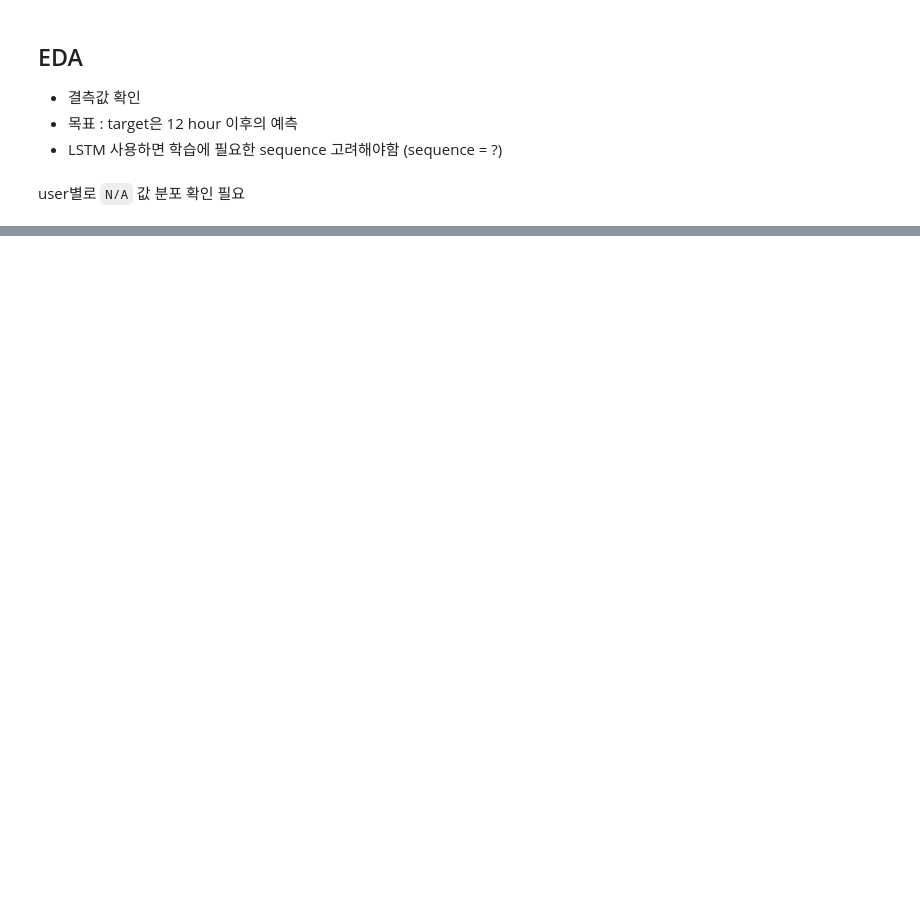
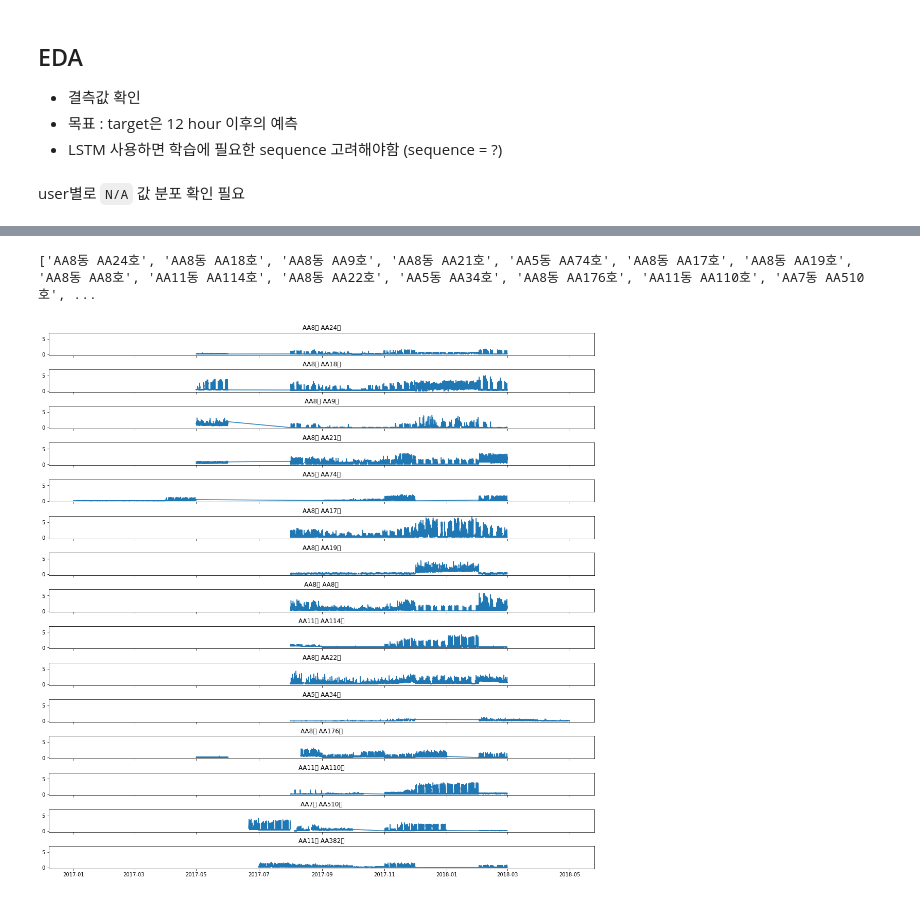
Before and after one commit to DeepHaeJoong/Federated-Learning, a Jupyter notebook: Data-EDA.ipynb, the cells around one changed output, grey strips where cells are left out. Drawn from its saved outputs; the diff is of its cells as text; code cells hidden in the pictures; blank space fills up the shorter version.

```diff
--- a/Data-EDA.ipynb
+++ b/Data-EDA.ipynb
@@ -260,0 +336,6 @@ plt.show()
+# %%
+# 일반용(갑)저압 시각화
+df_multiple_visualize(df_group_B, 15, 15, 15)
+# %% [output]
+['AA8동 AA24호', 'AA8동 AA18호', 'AA8동 AA9호', 'AA8동 AA21호', 'AA5동 AA74호', 'AA8동 AA17호', 'AA8동 AA19호', 'AA8동 AA8호', 'AA11동 AA114호', 'AA8동 AA22호', 'AA5동 AA34호', 'AA8동 AA176호', 'AA11동 AA110호', 'AA7동 AA510호', ...
+[figure, added]
```
Also changed, not shown: parts of 41 cells of this notebook, 10 other files.
